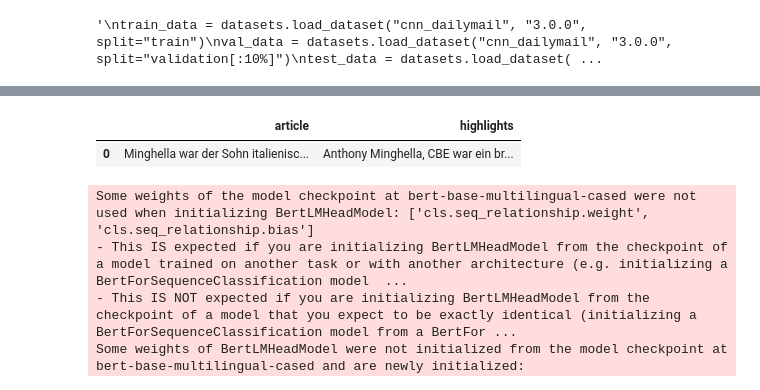
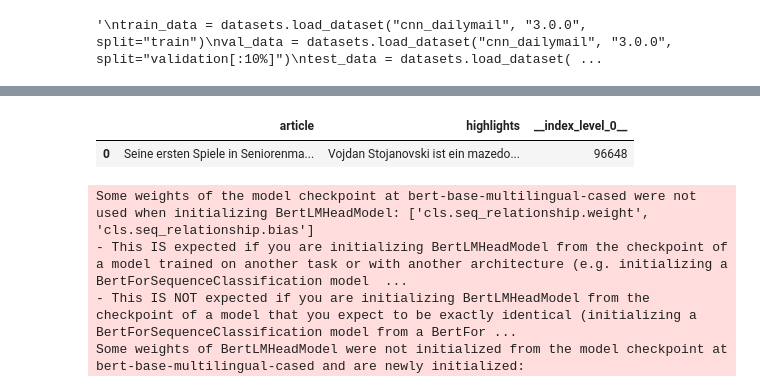
Before and after one commit to DidiDerDenker/ATS, a Jupyter notebook: Models/transformer_to_transformer_architecture/tf2tf_self.ipynb, the cells around one changed output, grey strips where cells are left out. Drawn from its saved outputs; the diff is of its cells as text; code cells hidden in the pictures.

```diff
--- a/Models/transformer_to_transformer_architecture/tf2tf_self.ipynb
+++ b/Models/transformer_to_transformer_architecture/tf2tf_self.ipynb
@@ -121,20 +155,18 @@ print(sum(summary_list) / len(summary_list))
 # %%
 # Explore corpus
-'''
 train_data.info.description
 df = pd.DataFrame(train_data[:1])
 
 # del df["id"]
 
 for column, typ in train_data.features.items():
     if isinstance(typ, ClassLabel):
         df[column] = df[column].transform(lambda i: typ.names[i])
 
 display(HTML(df.to_html()))
-'''
 # %% [output]
-|  | article | highlights |
-| 0 | Minghella war der Sohn italienisc... | Anthony Minghella, CBE war ein br... |
+|  | article | highlights | __index_level_0__ |
+| 0 | Seine ersten Spiele in Seniorenma... | Vojdan Stojanovski ist ein mazedo... | 96648 |
 # %%
 # Load tokenizer
 tokenizer = BertTokenizerFast.from_pretrained("bert-base-multilingual-cased")
```
Also changed, not shown: parts of 7 cells of this notebook, 2 other files.
